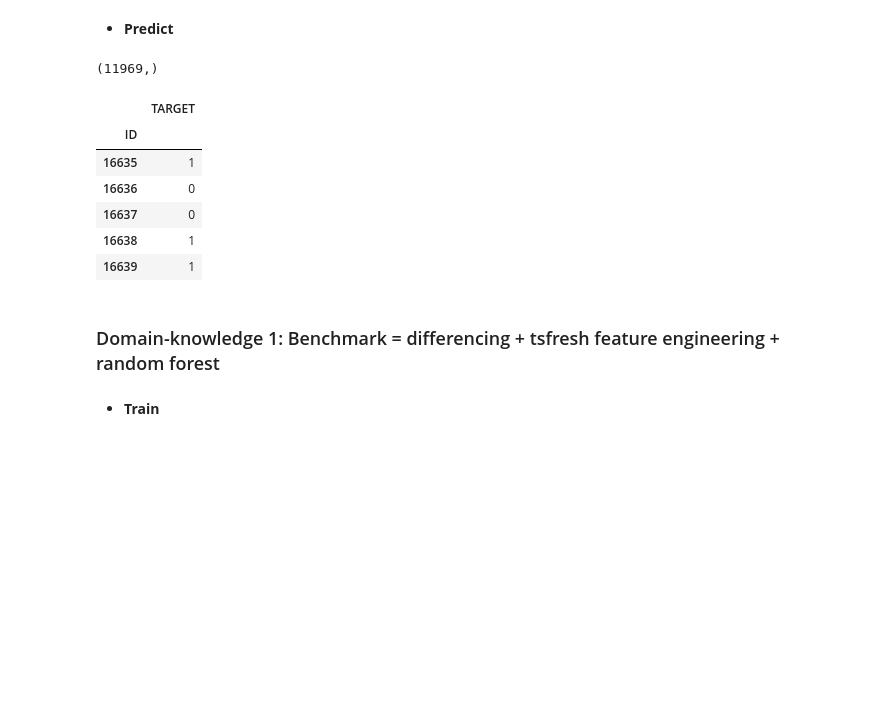
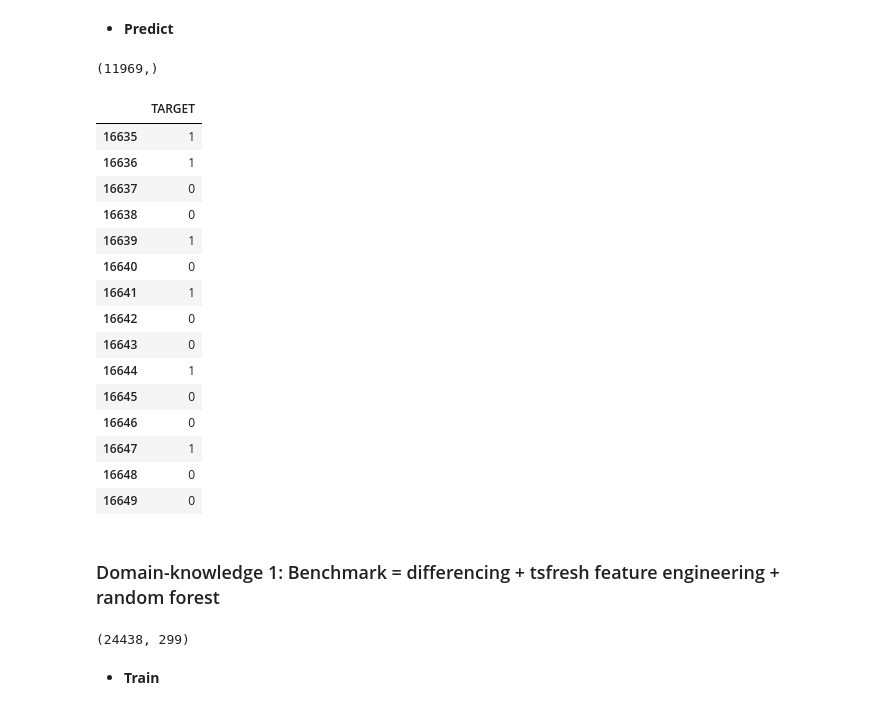
Before and after one commit to tristandeborde/ENS_data, a Jupyter notebook: src/v1_challenge.ipynb, the cells around one changed output. Saved outputs shown, nothing was run; the diff lists cells and outputs as text; code cells hidden in the pictures; blank space fills up the shorter version.

```diff
--- a/src/v1_challenge.ipynb
+++ b/src/v1_challenge.ipynb
@@ -246,18 +274,25 @@ final_arr.shape
 # %%
 params = {
-    'name': "LSTM_vanilla_oversampled-corrected",
+    'name': "LSTM_v_newnorm_lowvar_dropout",
     'exclude_neuron_id': True,
-#     'balancing': None,
+#    'balancing': None,
     'balancing': "oversampling",
     'standardize': True,
     'differencing': True,
     'get_tsfresh': False,
     'get_ISI_SPIKE': False,
     'RNN': True,
-    'class_weight': False
+    'class_weight': False,
+    'remove_low_variance': True,
+    'dropout': 0.2,
+    'batch_size': 32,
 }
 # %%
 def process_data(params):
+    global sel, scaler
+    sel = sklearn.feature_selection.VarianceThreshold(threshold=.02)
+    scaler = sklearn.preprocessing.StandardScaler()
+
     if params['get_tsfresh']:
         X = "../data/features0607182541.csv"
         X_test = "../data/features0607183651.csv"
@@ -265,8 +300,8 @@ def process_data(params):
         X = dfx
         X_test = dfx_test
 
-    X_test, _, _, _ = getData(X_test, dfy, testing=True, **params)
-    X_train, y_train, X_val, y_val = getData(X, dfy, **params)
+    X_train, y_train, X_val, y_val = getData(X, dfy, step="train", **params)
+    X_test, _, _, _ = getData(X_test, dfy, step="test", **params)
     return X_train, y_train, X_val, y_val, X_test
 # %%
 def predict(X_test, model):
@@ -302,17 +337,19 @@ if params['get_tsfresh']:
 else:
     timestep_nb = X_train.shape[1]
 spike_per_ts = 1
-params['cell_nb'] = 128
+params['cell_nb'] = 256
 
 input_tensor = Input(shape=(timestep_nb, spike_per_ts))
-X = LSTM(params['cell_nb'], return_sequences=True)(input_tensor)
-X = LSTM(params['cell_nb'], return_sequences=False)(X)
+X = LSTM(params['cell_nb'], return_sequences=True, dropout=params['dropout'])(input_tensor)
+X = LSTM(params['cell_nb'], return_sequences=False, dropout=params['dropout'])(X)
 
 if params['get_tsfresh']:
     additional_features = X_train[1].shape[1]
     fe_input = Input(shape=(additional_features,)) # A tensor containing the engineered features
-    latent = Dense(64, activation='tanh')(fe_input)
-    latent = Dense(32, activation='tanh')(latent)
+    latent = Dense(64, activation='relu')(fe_input)
+    latent = Dropout(rate=params['dropout'])(latent)
+    latent = Dense(32, activation='relu')(latent)
+    latent = Dropout(rate=params['dropout'])(latent)
     input_tensor = [input_tensor, fe_input]
     X = concatenate([X, latent])
 
@@ -344,5 +381,5 @@ else:
 if params["get_tsfresh"]:
     X_train=list(X_train)
 model.compile(metrics=['accuracy'], loss='mean_squared_error', optimizer='adam')
-history = model.fit(X_train, y_train, epochs=3, validation_split=0.05, class_weight=class_weights)
+history = model.fit(X_train, y_train, epochs=5, validation_split=0.05, class_weight=class_weights, batch_size=params['batch_size'])
 # %% [output]
@@ -387,17 +425,26 @@ weighted avg       0.77      0.70      0.73      1664
 # %%
 if params["get_tsfresh"]:
     X_test=list(X_test)
 dfy_pred = predict(X_test, model)
-dfy_pred[:5]
+dfy_pred[:15]
 # %% [output]
 (11969,)
 |  | TARGET |
-| ID |  |
 | 16635 | 1 |
-| 16636 | 0 |
+| 16636 | 1 |
 | 16637 | 0 |
-| 16638 | 1 |
+| 16638 | 0 |
 | 16639 | 1 |
+| 16640 | 0 |
+| 16641 | 1 |
+| 16642 | 0 |
+| 16643 | 0 |
+| 16644 | 1 |
+| 16645 | 0 |
+| 16646 | 0 |
+| 16647 | 1 |
+| 16648 | 0 |
+| 16649 | 0 |
 # %% [markdown]
 ### Domain-knowledge 1: Benchmark = differencing + tsfresh feature engineering + random forest
 # %%
@@ -413,6 +460,10 @@ for split in np.arange(0.2, 1, 0.1):
 """
 # %%
 X_train, y_train, X_val, y_val, X_test = process_data(params)
+# %%
+X_train[1].shape
+# %% [output]
+(24438, 299)
 # %% [markdown]
 * **Train**
 # %%
```
Also changed, not shown: parts of 16 cells of this notebook, 15 other files.
